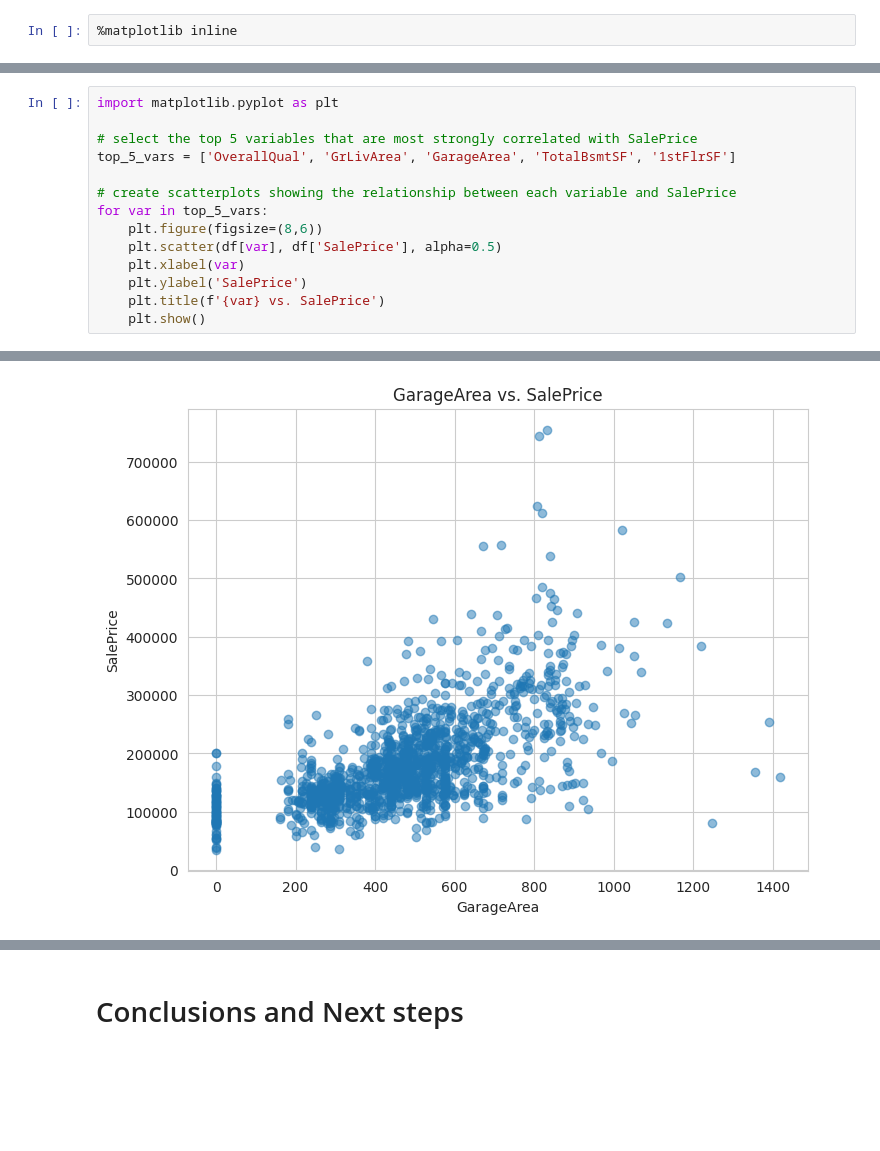
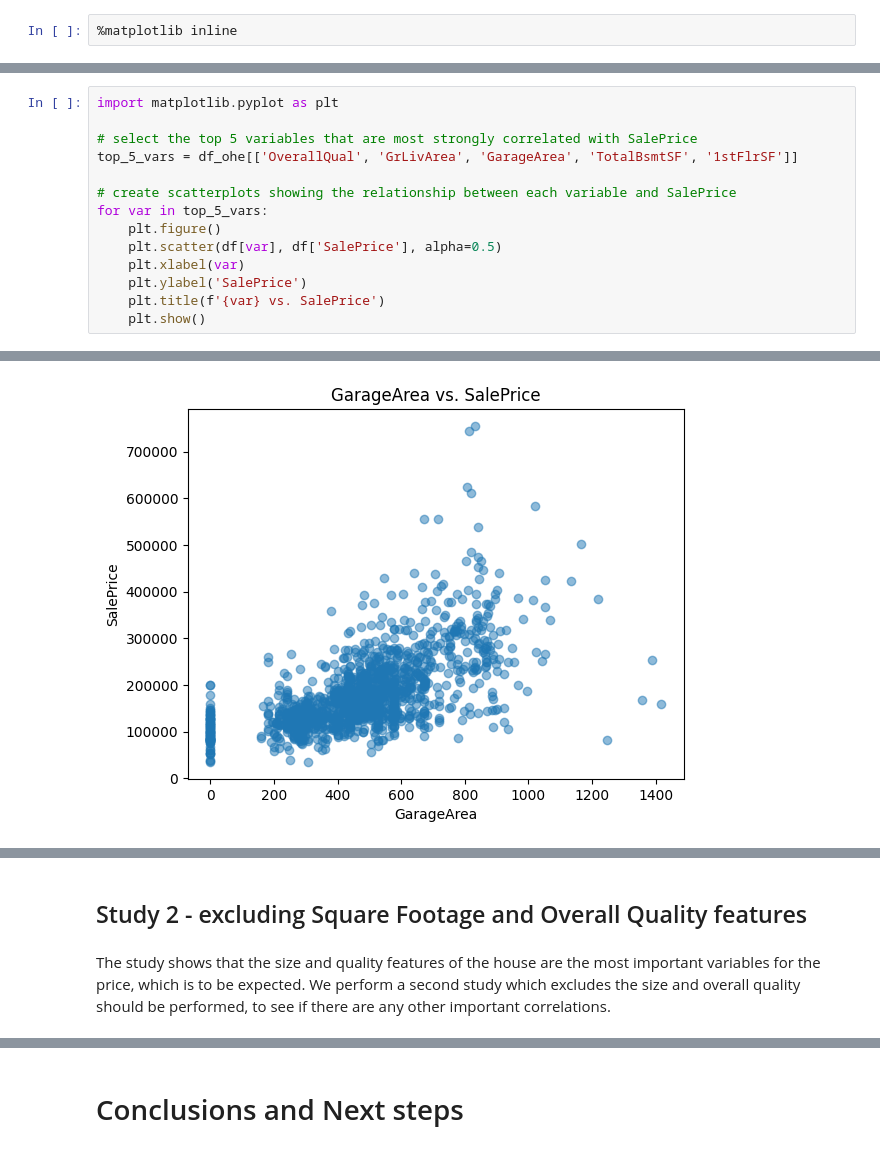
Before and after one commit to knutinator/heritage-housing, a Jupyter notebook: jupyter_notebooks/02 house price study.ipynb, the cells around one changed output, grey strips where cells are left out. Saved outputs shown, nothing was run; the diff lists cells and outputs as text; blank space fills up the shorter version.

```diff
--- a/jupyter_notebooks/02 house price study.ipynb
+++ b/jupyter_notebooks/02 house price study.ipynb
@@ -185,11 +187,11 @@ plt.show()
 import matplotlib.pyplot as plt
 
 # select the top 5 variables that are most strongly correlated with SalePrice
-top_5_vars = ['OverallQual', 'GrLivArea', 'GarageArea', 'TotalBsmtSF', '1stFlrSF']
+top_5_vars = df_ohe[['OverallQual', 'GrLivArea', 'GarageArea', 'TotalBsmtSF', '1stFlrSF']]
 
 # create scatterplots showing the relationship between each variable and SalePrice
 for var in top_5_vars:
-    plt.figure(figsize=(8,6))
+    plt.figure()
     plt.scatter(df[var], df['SalePrice'], alpha=0.5)
     plt.xlabel(var)
     plt.ylabel('SalePrice')
@@ -201 +203 @@ for var in top_5_vars:
-[figure, old version]
+[figure, new version]
@@ -203,0 +206,5 @@ for var in top_5_vars:
+# %% [markdown]
+## Study 2 - excluding Square Footage and Overall Quality features
+# %% [markdown]
+The study shows that the size and quality features of the house are the most important variables for the price, which is to be expected.
+We perform a second study which excludes the size and overall quality should be performed, to see if there are any other important correlations.
```
Also changed, not shown: parts of 12 cells of this notebook.
